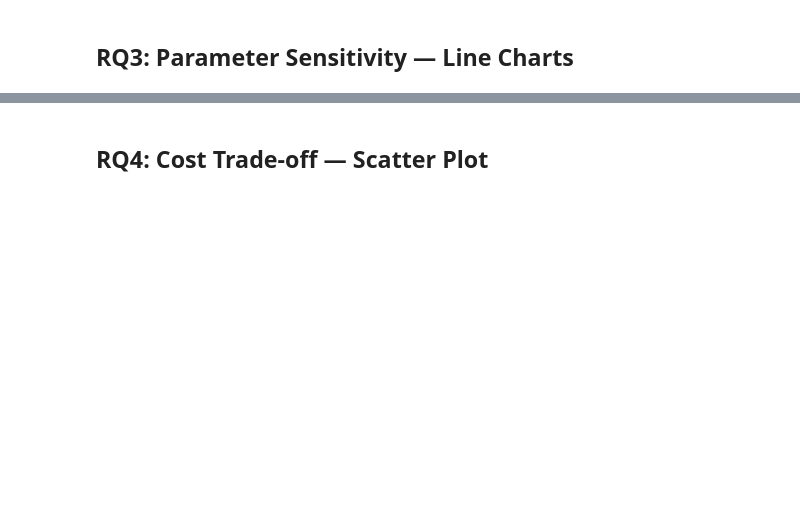
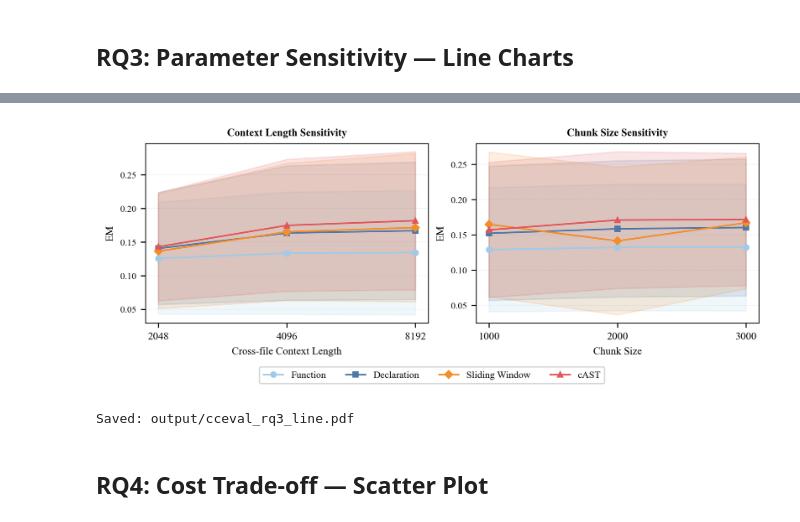
Before and after one commit to Si1w/chunk, a Jupyter notebook: eval/figure/cceval_figures.ipynb, the cells around one changed output, grey strips where cells are left out. Drawn from its saved outputs; the diff is of its cells as text; code cells hidden in the pictures; blank space fills up the shorter version.

```diff
--- a/eval/figure/cceval_figures.ipynb
+++ b/eval/figure/cceval_figures.ipynb
@@ -36,2 +195,75 @@ Same format as RepoEval RQ1 table, single CrossCodeEval column.
+# %%
+# RQ3 — Line chart: parameter sensitivity (1×2 grid)
+# Left: EM vs cross-file context length, Right: EM vs chunk size
+# 4 method lines with ±1 std shaded bands, aggregated over retriever × LLM.
+
+METHOD_ORDER = ["function", "declaration", "sliding", "cast"]
+METHOD_LABELS = ["Function", "Declaration", "Sliding Window", "cAST"]
+METHOD_COLORS = ['#A0CBE8', '#4E79A7', '#F28E2B', '#E15759']
+METHOD_MARKERS = ['o', 's', 'D', '^']
+CHUNK_SIZES = [1000, 2000, 3000]
+CONTEXT_LENS = [2048, 4096, 8192]
+METRIC = "EM"
+
+fig, axes = plt.subplots(1, 2, figsize=(7, 2.5), constrained_layout=True)
+
+# Left: X = cross-file context length
+ax = axes[0]
+for i, (method, mlabel, color, marker) in enumerate(
+    zip(METHOD_ORDER, METHOD_LABELS, METHOD_COLORS, METHOD_MARKERS)
+):
+    m = rag[rag["method"] == method]
+    means, stds = [], []
+    for cl in CONTEXT_LENS:
+        vals = m[m["max_crossfile_context"] == cl][METRIC].values
+        means.append(np.mean(vals))
+        stds.append(np.std(vals))
+    means, stds = np.array(means), np.array(stds)
+    ax.plot(range(len(CONTEXT_LENS)), means, color=color, marker=marker,
+            markersize=4, linewidth=1.2, label=mlabel, zorder=3)
+    ax.fill_between(range(len(CONTEXT_LENS)), means - stds, means + stds,
+                    color=color, alpha=0.15, zorder=1)
+ax.set_xticks(range(len(CONTEXT_LENS)))
+ax.set_xticklabels([str(c) for c in CONTEXT_LENS])
+ax.set_xlabel("Cross-file Context Length", fontsize=8)
+ax.set_ylabel(METRIC, fontsize=8)
+ax.yaxis.grid(True, linestyle="--", alpha=0.3, linewidth=0.4, zorder=0)
+ax.set_axisbelow(True)
+ax.set_title("Context Length Sensitivity", fontweight="bold", fontsize=8, pad=6)
+
+# Right: X = chunk size
+ax = axes[1]
+for i, (method, mlabel, color, marker) in enumerate(
+    zip(METHOD_ORDER, METHOD_LABELS, METHOD_COLORS, METHOD_MARKERS)
+):
+    m = rag[rag["method"] == method]
+    means, stds = [], []
+    for cs in CHUNK_SIZES:
+        vals = m[m["max_chunk_size"] == cs][METRIC].values
+        means.append(np.mean(vals))
+        stds.append(np.std(vals))
+    means, stds = np.array(means), np.array(stds)
+    ax.plot(range(len(CHUNK_SIZES)), means, color=color, marker=marker,
+            markersize=4, linewidth=1.2, label=mlabel, zorder=3)
+    ax.fill_between(range(len(CHUNK_SIZES)), means - stds, means + stds,
+                    color=color, alpha=0.15, zorder=1)
+ax.set_xticks(range(len(CHUNK_SIZES)))
+ax.set_xticklabels([str(c) for c in CHUNK_SIZES])
+ax.set_xlabel("Chunk Size", fontsize=8)
+ax.set_ylabel(METRIC, fontsize=8)
+ax.yaxis.grid(True, linestyle="--", alpha=0.3, linewidth=0.4, zorder=0)
+ax.set_axisbelow(True)
+ax.set_title("Chunk Size Sensitivity", fontweight="bold", fontsize=8, pad=6)
+
+handles, labels = axes[0].get_legend_handles_labels()
+fig.legend(handles, labels, loc="lower center", ncol=4,
+           bbox_to_anchor=(0.5, -0.12), frameon=True, edgecolor="#cccccc", fontsize=7.5)
+
+fig.savefig(OUTPUT_DIR / "cceval_rq3_line.pdf", bbox_inches="tight", pad_inches=0.02)
+plt.show()
+print("Saved: output/cceval_rq3_line.pdf")
+# %% [output]
+[figure, added]
+Saved: output/cceval_rq3_line.pdf
 # %% [markdown]
 ## RQ4: Cost Trade-off — Scatter Plot
```
Also changed, not shown: parts of 10 cells of this notebook, 16 other files.
